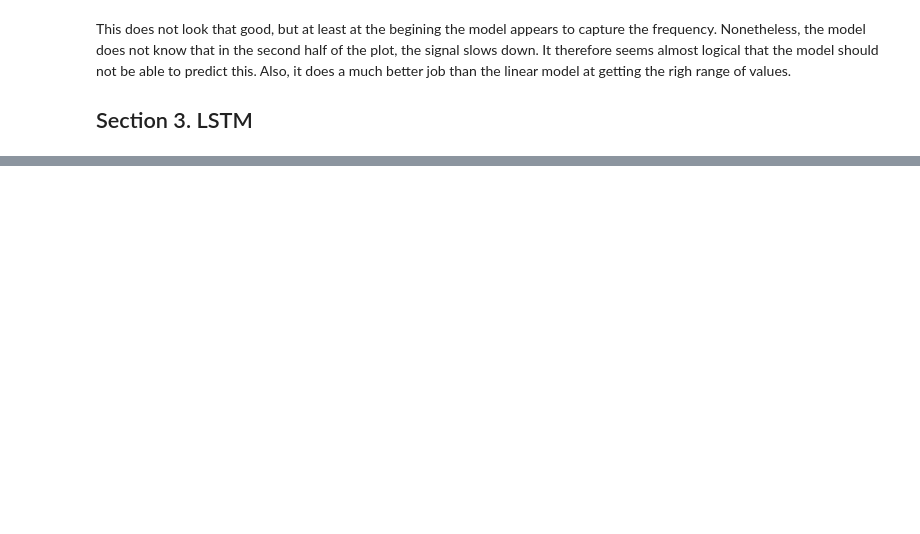
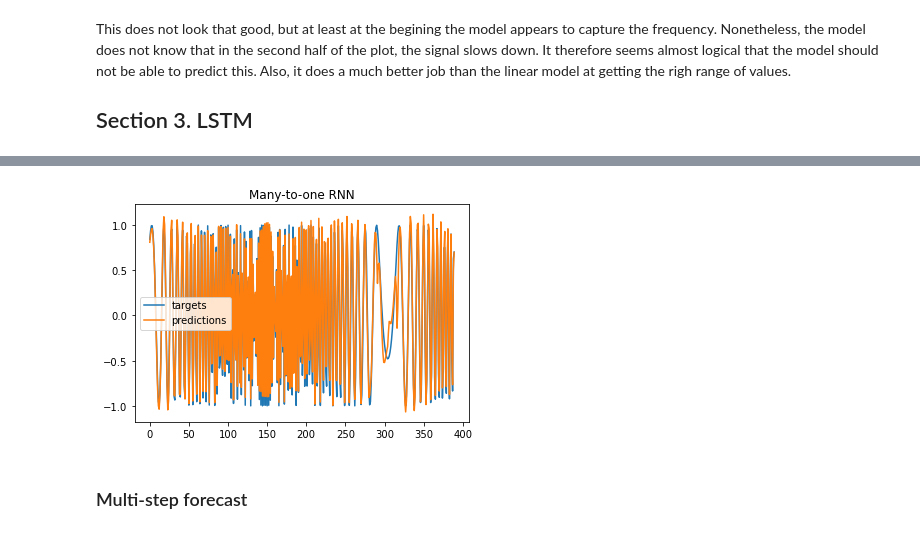
Before and after one commit to kbantoec/deep_learning, a Jupyter notebook: rnn/lstm_nonlinear.ipynb, the cells around one changed output, grey strips where cells are left out. Saved outputs shown, nothing was run; the diff lists cells and outputs as text; code cells hidden in the pictures; blank space fills up the shorter version.

```diff
--- a/rnn/lstm_nonlinear.ipynb
+++ b/rnn/lstm_nonlinear.ipynb
@@ -231,0 +268,10 @@ This does not look that good, but at least at the begining the model appears to
+# %%
+plt.plot(Y, label='targets')
+plt.plot(predictions, label='predictions')
+plt.title("Many-to-one RNN")
+plt.legend()
+plt.show()
+# %% [output]
+[figure, added]
+# %% [markdown]
+### Multi-step forecast
```
Also changed, not shown: parts of 17 cells of this notebook.
